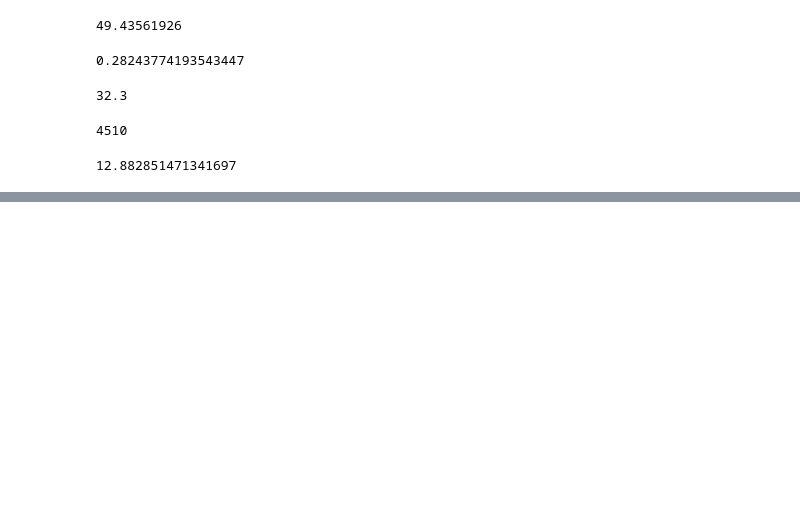
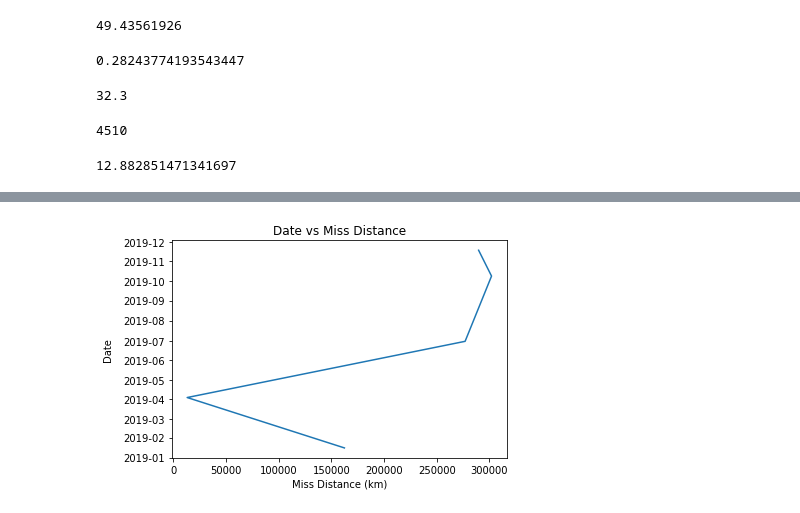
Before and after one commit to AmyAndersson/Datanauts_Project, a Jupyter notebook: bonner_asteroid_data.ipynb, the cells around one changed output, grey strips where cells are left out. Cells and saved outputs as stored; diff of their text form; code cells hidden in the pictures; blank space fills up the shorter version.

```diff
--- a/bonner_asteroid_data.ipynb
+++ b/bonner_asteroid_data.ipynb
@@ -109,0 +136,4 @@ date_find
+# %%
+#need to sort the data by date,convert date to datetime to be able to sort the values
+date_find["New Date"] = pd.to_datetime(date_find["Date"])
+date_find.sort_values(by=["New Date"])
@@ -110,2 +151,14 @@ date_find
 # %%
-#plot this asteroid 2020 CD3 (line chart on change in miss distance per month OR relative velocity vs miss distance)
+#plot this asteroid 2020 CD3 (line chart on change in miss distance per month OR relative velocity vs miss distance) to see if and correlation
+
+#plot the line graph
+date_find.set_index('Miss Distance (km)')['New Date'].plot();
+#label the y axis
+plt.ylabel("Date", labelpad=10)
+
+#label the graph
+plt.title("Date vs Miss Distance")
+plt.show()
+#plt.savefig("Date vs Miss Distance")
+# %% [output]
+[figure, added]
```
Also changed, not shown: parts of 21 cells of this notebook, 4 other files.
